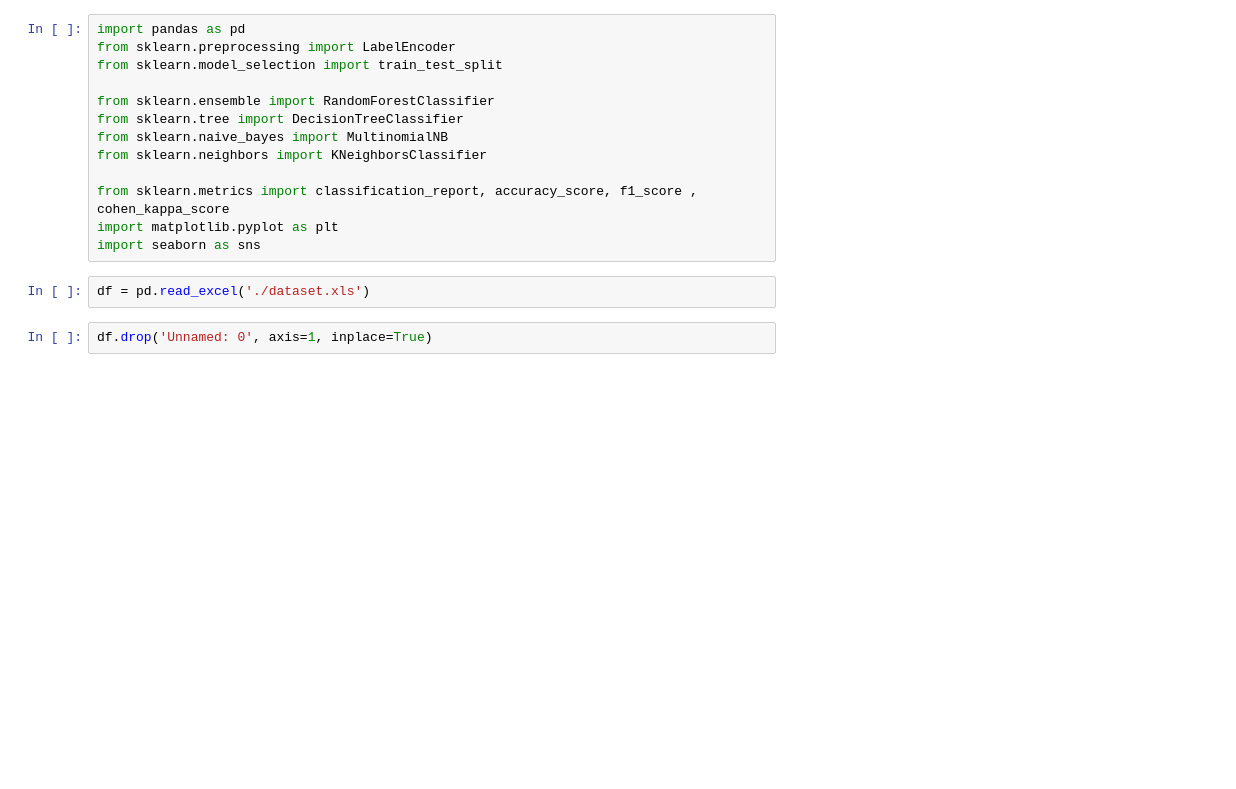
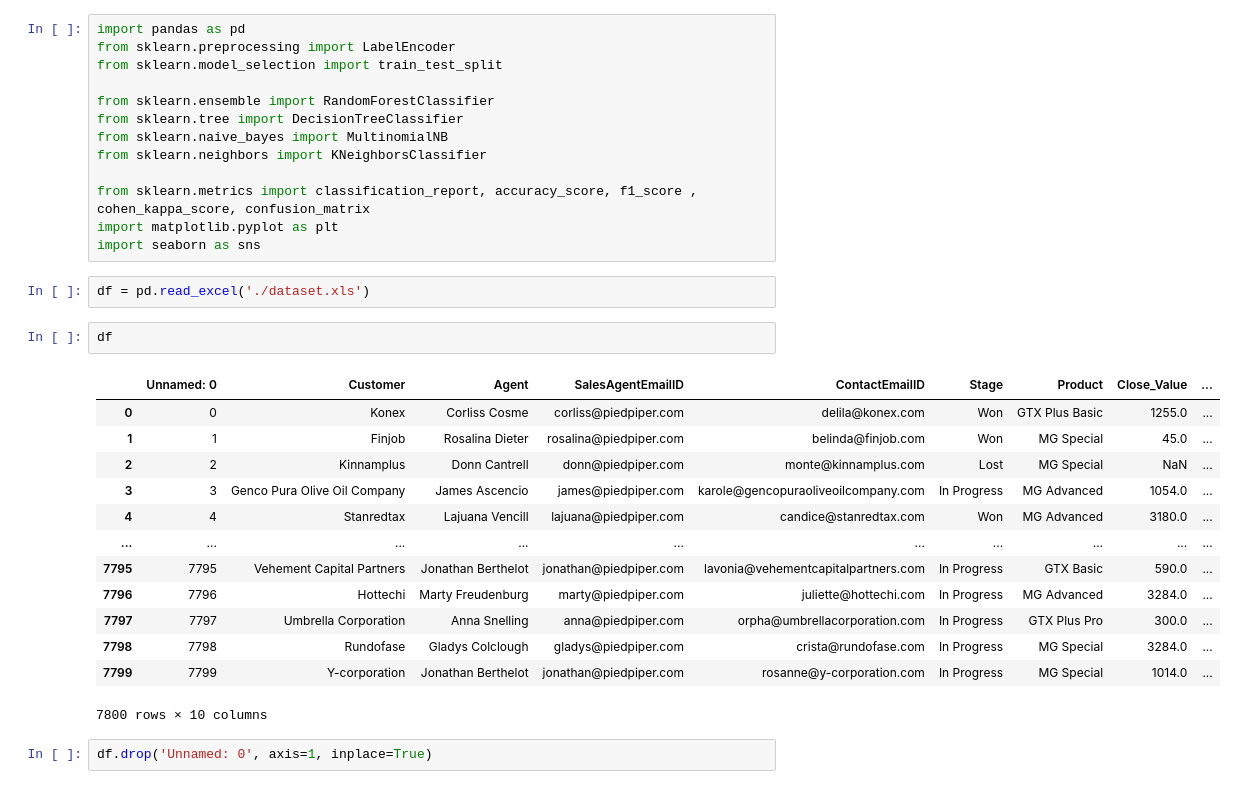
Before and after one commit to sajjad-yazdanparast/won_lost_classifier, a Jupyter notebook: main.ipynb, the cells around one changed output. Cells and saved outputs as stored; diff of their text form; blank space fills up the shorter version.

```diff
--- a/main.ipynb
+++ b/main.ipynb
@@ -8,11 +8,27 @@ from sklearn.tree import DecisionTreeClassifier
 from sklearn.naive_bayes import MultinomialNB
 from sklearn.neighbors import KNeighborsClassifier
 
-from sklearn.metrics import classification_report, accuracy_score, f1_score , cohen_kappa_score
+from sklearn.metrics import classification_report, accuracy_score, f1_score , cohen_kappa_score, confusion_matrix
 import matplotlib.pyplot as plt
 import seaborn as sns
 # %%
 df = pd.read_excel('./dataset.xls')
+# %%
+df
+# %% [output]
+|  | Unnamed: 0 | Customer | Agent | SalesAgentEmailID | ContactEmailID | Stage | Product | Close_Value | ... |
+| 0 | 0 | Konex | Corliss Cosme | corliss@piedpiper.com | delila@konex.com | Won | GTX Plus Basic | 1255.0 | ... |
+| 1 | 1 | Finjob | Rosalina Dieter | rosalina@piedpiper.com | belinda@finjob.com | Won | MG Special | 45.0 | ... |
+| 2 | 2 | Kinnamplus | Donn Cantrell | donn@piedpiper.com | monte@kinnamplus.com | Lost | MG Special | NaN | ... |
+| 3 | 3 | Genco Pura Olive Oil Company | James Ascencio | james@piedpiper.com | karole@gencopuraoliveoilcompany.com | In Progress | MG Advanced | 1054.0 | ... |
+| 4 | 4 | Stanredtax | Lajuana Vencill | lajuana@piedpiper.com | candice@stanredtax.com | Won | MG Advanced | 3180.0 | ... |
+| ... | ... | ... | ... | ... | ... | ... | ... | ... | ... |
+| 7795 | 7795 | Vehement Capital Partners | Jonathan Berthelot | jonathan@piedpiper.com | lavonia@vehementcapitalpartners.com | In Progress | GTX Basic | 590.0 | ... |
+| 7796 | 7796 | Hottechi | Marty Freudenburg | marty@piedpiper.com | juliette@hottechi.com | In Progress | MG Advanced | 3284.0 | ... |
+| 7797 | 7797 | Umbrella Corporation | Anna Snelling | anna@piedpiper.com | orpha@umbrellacorporation.com | In Progress | GTX Plus Pro | 300.0 | ... |
+| 7798 | 7798 | Rundofase | Gladys Colclough | gladys@piedpiper.com | crista@rundofase.com | In Progress | MG Special | 3284.0 | ... |
+| 7799 | 7799 | Y-corporation | Jonathan Berthelot | jonathan@piedpiper.com | rosanne@y-corporation.com | In Progress | MG Special | 1014.0 | ... |
+7800 rows × 10 columns
 # %%
 df.drop('Unnamed: 0', axis=1, inplace=True)
 # %%
```
Also changed, not shown: parts of 14 cells of this notebook, 2 other files.
